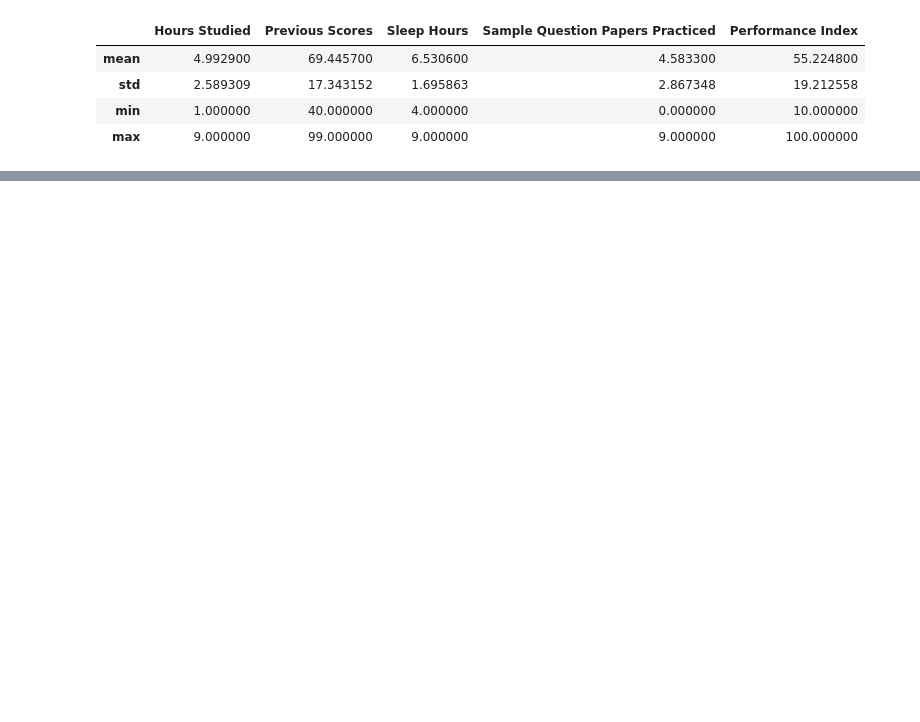
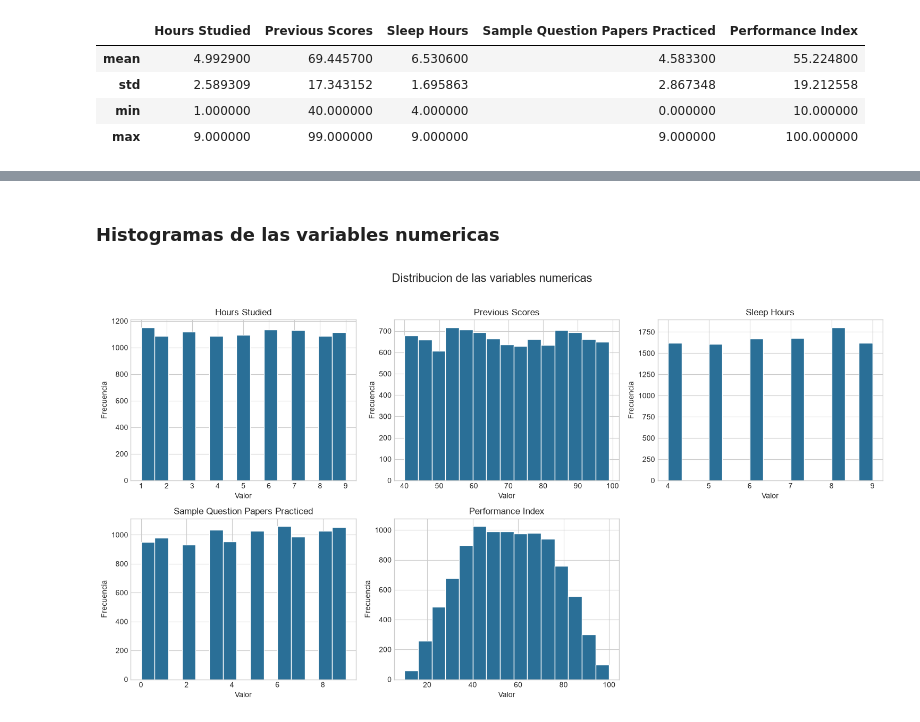
Before and after one commit to danielpulido01/RegresionLineal, a Jupyter notebook: main.ipynb, the cells around one changed output, grey strips where cells are left out. Drawn from its saved outputs; the diff is of its cells as text; code cells hidden in the pictures; blank space fills up the shorter version.

```diff
--- a/main.ipynb
+++ b/main.ipynb
@@ -79,0 +84,23 @@ estadisticas_numericas
+# %%
+import matplotlib.pyplot as plt
+
+plt.style.use("seaborn-v0_8-whitegrid")
+variables_numericas = df.select_dtypes(include="number").columns.tolist()
+target = "Performance Index"
+caracteristicas_numericas = [col for col in variables_numericas if col != target]
+# %% [markdown]
+### Histogramas de las variables numericas
+# %%
+fig, axes = plt.subplots(2, 3, figsize=(15, 8))
+for ax, columna in zip(axes.flat, variables_numericas):
+    ax.hist(df[columna], bins=15, color="#2a6f97", edgecolor="white")
+    ax.set_title(columna)
+    ax.set_xlabel("Valor")
+    ax.set_ylabel("Frecuencia")
+
+axes.flat[-1].set_visible(False)
+fig.suptitle("Distribucion de las variables numericas", fontsize=16, y=1.02)
+plt.tight_layout()
+plt.show()
+# %% [output]
+[figure, added]
```
Also changed, not shown: parts of 13 cells of this notebook.
